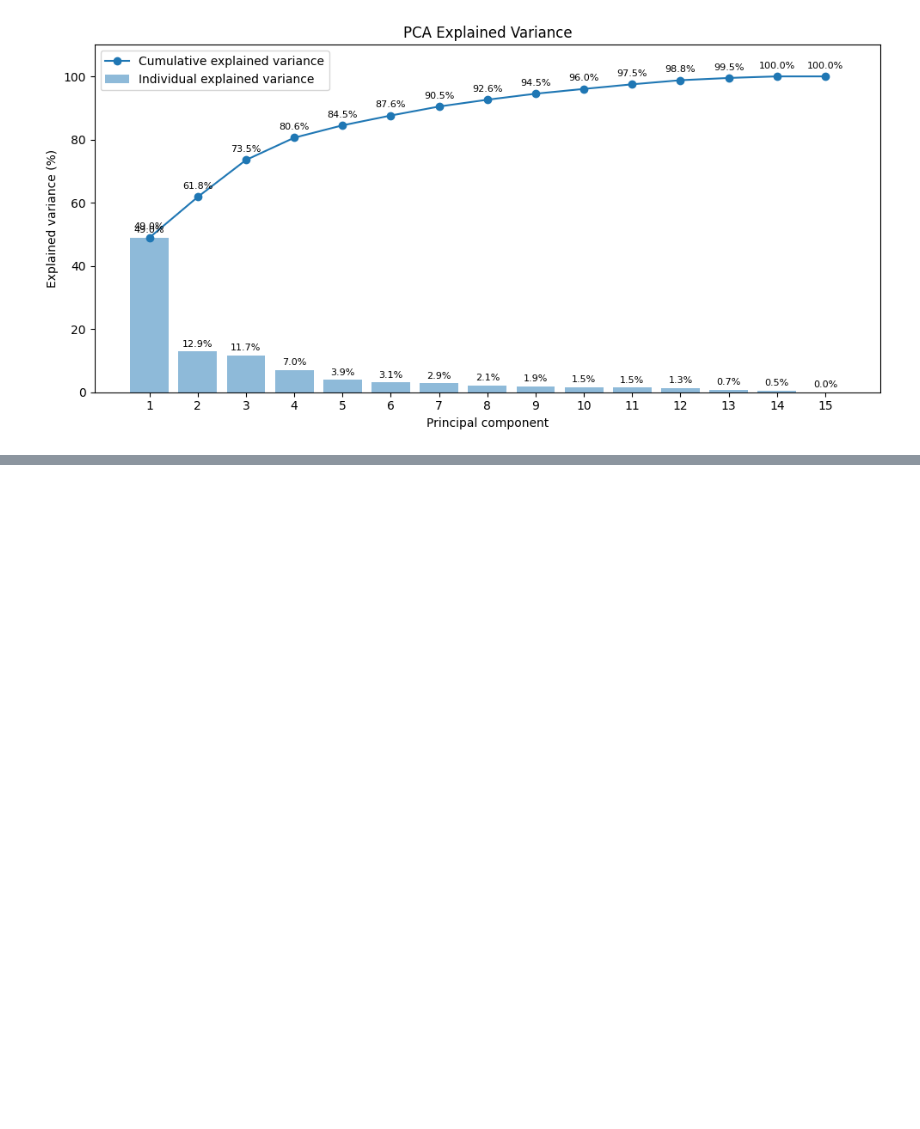
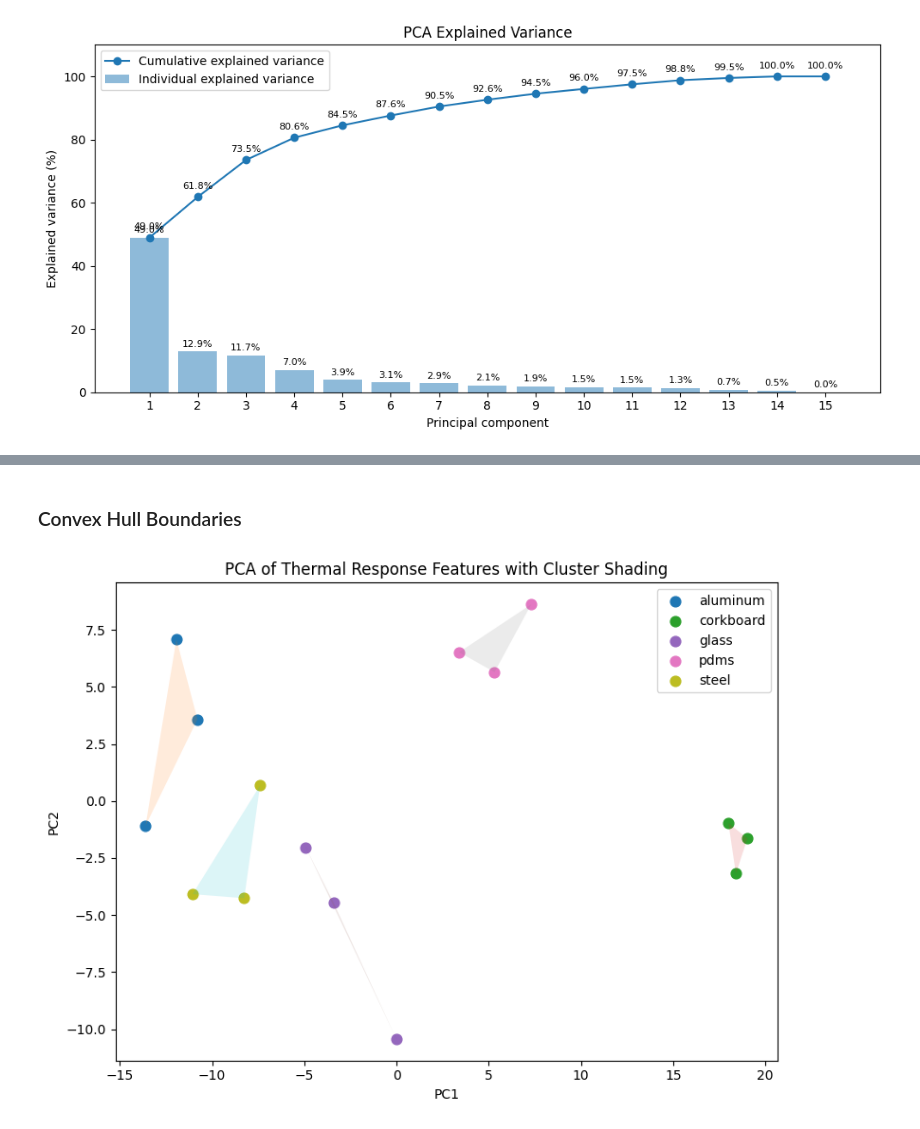
Before and after one commit to cojulieanne/Warmth-Sensor-Object-Detection, a Jupyter notebook: notebooks/01_exploration.ipynb, the cells around one changed output, grey strips where cells are left out. Saved outputs shown, nothing was run; the diff lists cells and outputs as text; code cells hidden in the pictures; blank space fills up the shorter version.

```diff
--- a/notebooks/01_exploration.ipynb
+++ b/notebooks/01_exploration.ipynb
@@ -1358,0 +1466,34 @@ plt.show()
+# %% [markdown]
+### Convex Hull Boundaries
+# %%
+plt.figure(figsize=(8, 6))
+
+for m in materials:
+    mask = y == m
+
+    plt.scatter(
+        X_pca[mask, 0],
+        X_pca[mask, 1],
+        label=m,
+        s=60
+    )
+
+    # shade cluster area
+    if mask.sum() >= 3:
+        points = X_pca[mask, :2]
+        hull = ConvexHull(points)
+
+        plt.fill(
+            points[hull.vertices, 0],
+            points[hull.vertices, 1],
+            alpha=0.15
+        )
+
+plt.xlabel("PC1")
+plt.ylabel("PC2")
+plt.title("PCA of Thermal Response Features with Cluster Shading")
+plt.legend()
+plt.tight_layout()
+plt.show()
+# %% [output]
+[figure, added]
```
Also changed, not shown: parts of 12 cells of this notebook.
